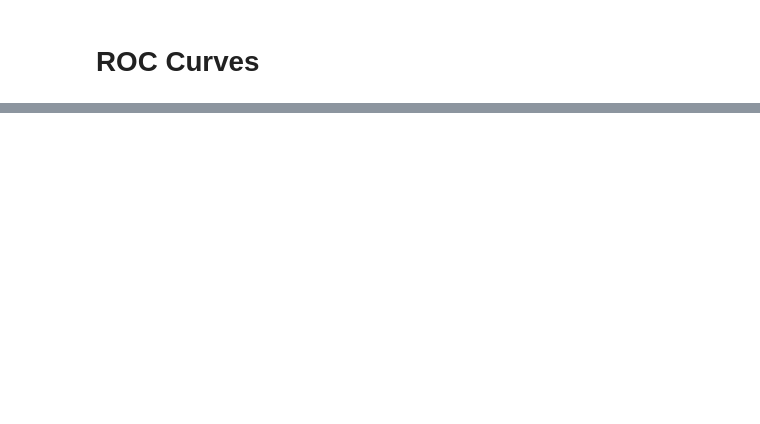
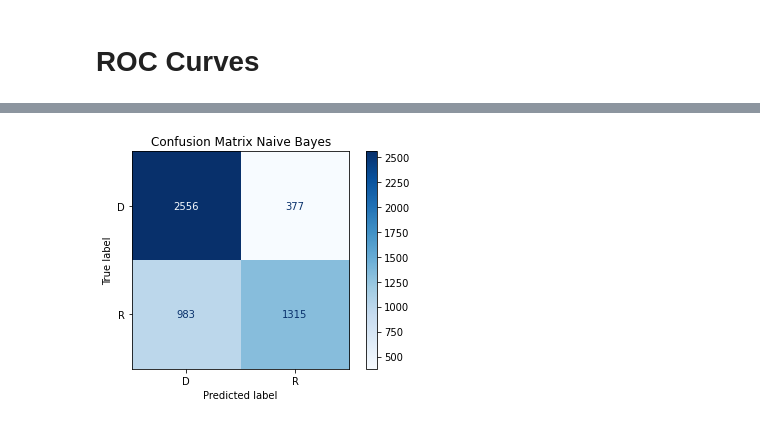
Before and after one commit to Mitch-ml/CS254, a Jupyter notebook: Code/project_proposal.ipynb, the cells around one changed output, grey strips where cells are left out. Cells and saved outputs as stored; diff of their text form; code cells hidden in the pictures; blank space fills up the shorter version.

```diff
--- a/Code/project_proposal.ipynb
+++ b/Code/project_proposal.ipynb
@@ -370,9 +368,9 @@ vectorizer_nb = TfidfVectorizer(strip_accents='unicode',
                                 lowercase=True,
                                 max_features=None,
                                 min_df=5,
-                                max_df=0.2,
+                                max_df=0.1,
                                 stop_words=stop_words,
-                                ngram_range=(1,2))
+                                ngram_range=(1,3))
 
 # Initialize logistic regression classifier
 nb_clf = MultinomialNB()
@@ -516,0 +574,5 @@ plt.show()
+# %%
+plot_confusion_matrix(nb_clf, X_test_vec_nb, y_test, cmap='Blues')
+plt.title('Confusion Matrix Naive Bayes');
+# %% [output]
+[figure, added]
```
Also changed, not shown: parts of 22 cells of this notebook.
